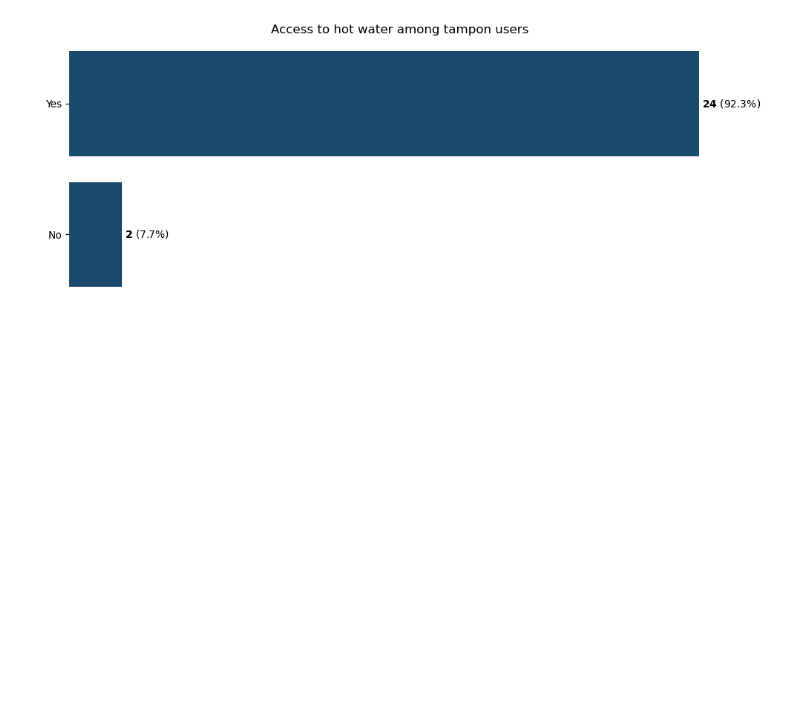
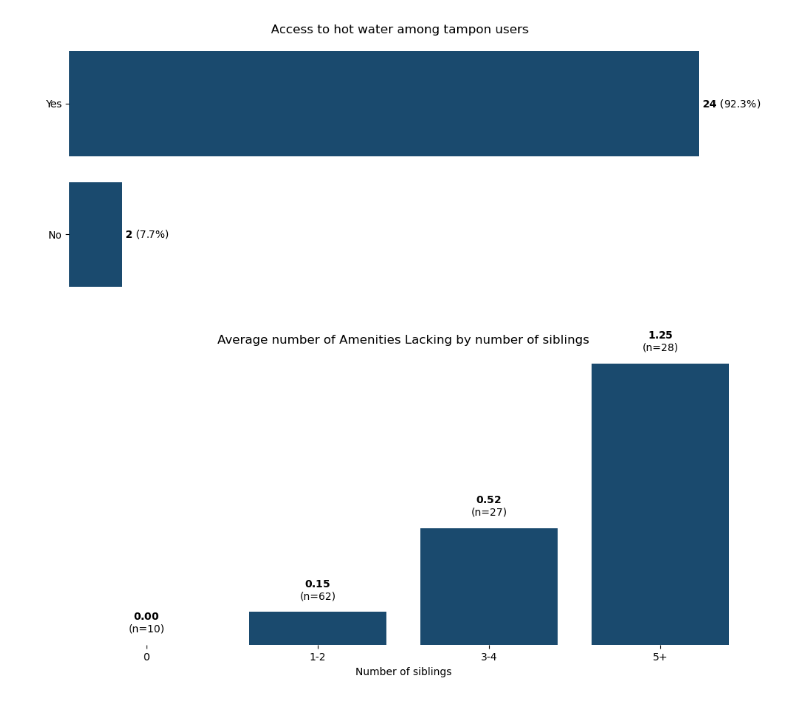
Before and after one commit to hovancas/Bardejov-research, a Jupyter notebook: pre_installation_analysis.ipynb, the cells around one changed output. Drawn from its saved outputs; the diff is of its cells as text; code cells hidden in the pictures; blank space fills up the shorter version.

```diff
--- a/pre_installation_analysis.ipynb
+++ b/pre_installation_analysis.ipynb
@@ -538,3 +624,52 @@ plt.tight_layout()
 plt.show()
 # %% [output]
 [figure]
+# %%
+# Analysis of correlation of number of siblings with lack of amenities
+
+# Box plot by sibling groups
+def sibling_group(n):
+    if pd.isna(n):
+        return None
+    elif n == 0:
+        return '0'
+    elif n <= 2:
+        return '1-2'
+    elif n <= 4:
+        return '3-4'
+    else:
+        return '5+'
+
+pre_data['Sibling_group'] = pre_data['Počet súrodencov'].apply(sibling_group)
+
+# Order for plotting
+group_order = ['0', '1-2', '3-4', '5+']
+plot_data = pre_data[pre_data['Sibling_group'].notna()]
+
+# Calculate means for each group
+group_means = plot_data.groupby('Sibling_group')['Lack_count'].mean()
+group_counts = plot_data.groupby('Sibling_group')['Lack_count'].count()
+
+# Plot
+fig, ax = plt.subplots(figsize=(10, 5))
+bars = ax.bar([g for g in group_order if g in group_means.index],
+                [group_means[g] for g in group_order if g in group_means.index],
+                color='#1a4a6e')
+
+# Add values and counts on bars
+for i, g in enumerate([g for g in group_order if g in group_means.index]):
+    ax.text(i, group_means[g] + 0.05, f'$\\mathbf{{{group_means[g]:.2f}}}$\n(n={group_counts[g]})',
+            ha='center', va='bottom', fontsize=10)
+
+ax.set_xlabel('Number of siblings')
+ax.set_title('Average number of Amenities Lacking by number of siblings')
+
+# Remove y-axis and outlines
+ax.yaxis.set_visible(False)
+for spine in ax.spines.values():
+    spine.set_visible(False)
+
+plt.tight_layout()
+plt.show()
+# %% [output]
+[figure, added]
```
Also changed, not shown: parts of 9 cells of this notebook, 1 other file.
